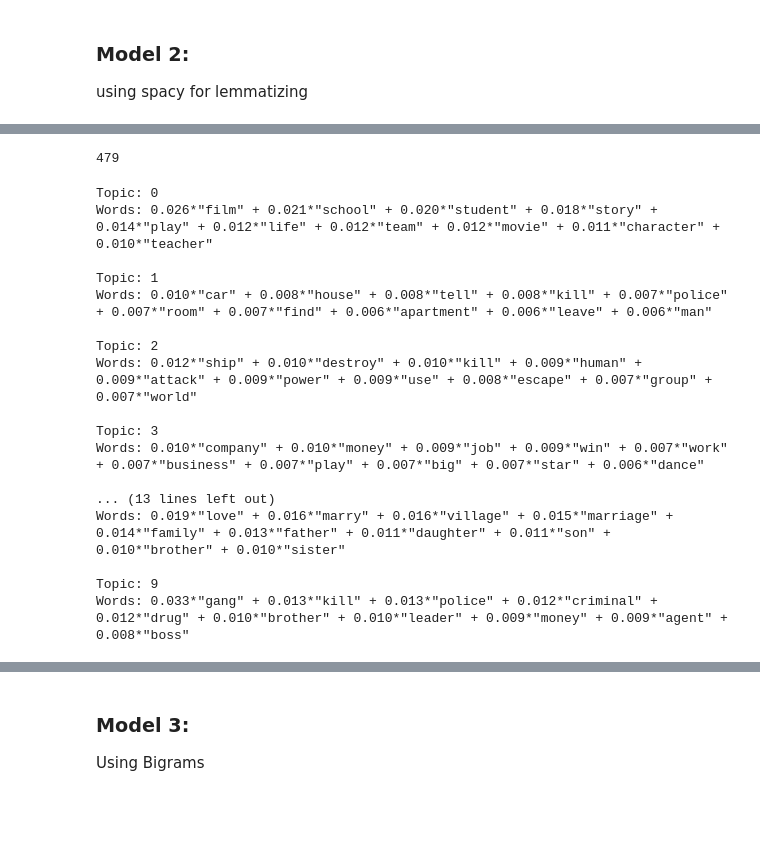
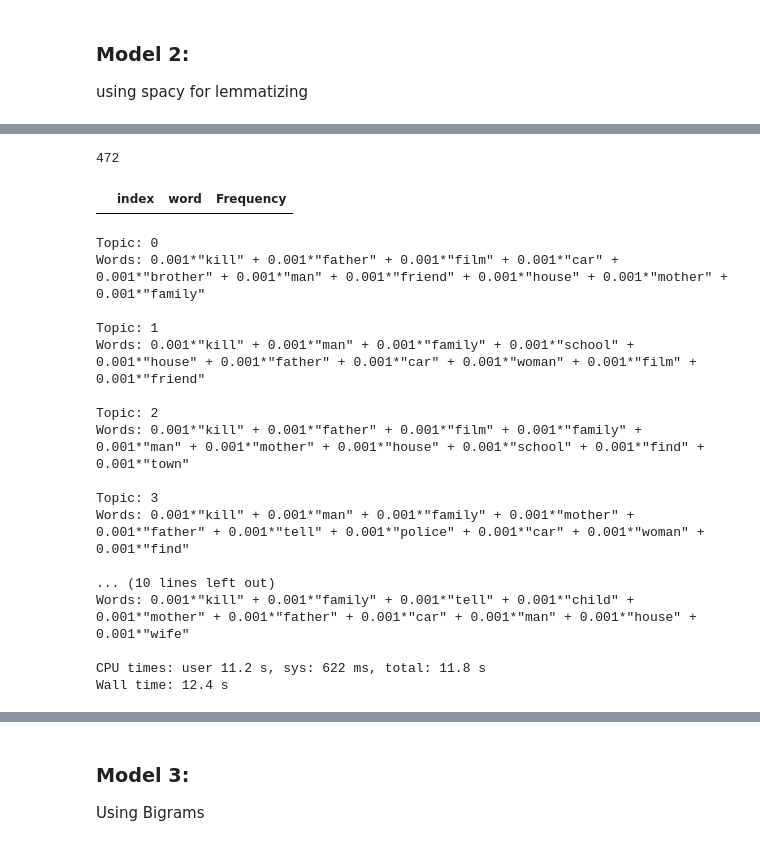
Before and after one commit to Siddharthsuresh92/Topic-Modeling-Movie-Plots, a Jupyter notebook: Movie Plots - Topic Modeling.ipynb, the cells around one changed output, grey strips where cells are left out. Cells and saved outputs as stored; diff of their text form; code cells hidden in the pictures; blank space fills up the shorter version.

```diff
--- a/Movie Plots - Topic Modeling.ipynb
+++ b/Movie Plots - Topic Modeling.ipynb
@@ -62,9 +102,7 @@ plots
 # %%
 # lemmatizer
 lemmatizer = WordNetLemmatizer()
-
-# spacy model
-nlp = spacy.load("en")
+stemmer = SnowballStemmer("english")
 # %%
 # function to lemmatize a given word
 def lemmatize(text):
@@ -199,6 +283,9 @@ topic
 
 using spacy for lemmatizing
 # %%
+# spacy model
+nlp = spacy.load("en", disable=["parser", 'ner'])
+
 def lemmatize_nlp(doc, pos = ['NOUN', 'ADJ', 'ADV', 'VERB']):
     doc = [token.lemma_ for token in doc if token.lemma_ != '-PRON-' and token.pos_ in pos]
     doc = u' '.join(doc)
@@ -208,6 +295,6 @@ def remove_stopwords(doc):
     doc = [token.text for token in doc if token.is_stop != True and token.is_punct != True]
     return doc
 
-nlp.add_pipe(lemmatize_nlp, name='lemmatizer', after='ner')
+nlp.add_pipe(lemmatize_nlp, name='lemmatizer', after='tagger')
 nlp.add_pipe(remove_stopwords, name="stopwords", last=True)
 # %%
@@ -221,39 +312,45 @@ len(plots_dict_spacy)
 # %%
 # Filter dictonary
-plots_dict_spacy.filter_extremes(no_below = 1500, no_above = 0.5) # 200
+plots_dict_spacy.filter_extremes(no_below = 600, no_above = 0.5) # 200
 len(plots_dict_spacy)
 # %% [output]
-479
+472
+# %%
+df_freq = freq_list(plots_dict_spacy)
+df_freq[df_freq.word == "joker"]
+# %% [output]
+|  | index | word | Frequency |
 # %%
 # Bag of words and TFIDF
 bow = [plots_dict_spacy.doc2bow(plot) for plot in plots_processed_spacy]
 tfidf_mod = models.TfidfModel(bow)
 corpus = tfidf_mod[bow]
 # %%
+%%time
 # LDA Multicore model using the tf-idf corpus
-lda_mod = gensim.models.LdaMulticore(corpus, num_topics=10, id2word=plots_dict_spacy, passes=10, workers=7,
+lda_mod = gensim.models.LdaMulticore(corpus, num_topics=8, id2word=plots_dict_spacy, workers=5,
                                        random_state = 2020)
 
 for idx, topic in lda_mod.print_topics(-1):
     print('Topic: {} \nWords: {}\n'.format(idx, topic))
 # %% [output]
 Topic: 0
-Words: 0.026*"film" + 0.021*"school" + 0.020*"student" + 0.018*"story" + 0.014*"play" + 0.012*"life" + 0.012*"team" + 0.012*"movie" + 0.011*"character" + 0.010*"teacher"
+Words: 0.001*"kill" + 0.001*"father" + 0.001*"film" + 0.001*"car" + 0.001*"brother" + 0.001*"man" + 0.001*"friend" + 0.001*"house" + 0.001*"mother" + 0.001*"family"
 
 Topic: 1
-Words: 0.010*"car" + 0.008*"house" + 0.008*"tell" + 0.008*"kill" + 0.007*"police" + 0.007*"room" + 0.007*"find" + 0.006*"apartment" + 0.006*"leave" + 0.006*"man"
+Words: 0.001*"kill" + 0.001*"man" + 0.001*"family" + 0.001*"school" + 0.001*"house" + 0.001*"father" + 0.001*"car" + 0.001*"woman" + 0.001*"film" + 0.001*"friend"
 
 Topic: 2
-Words: 0.012*"ship" + 0.010*"destroy" + 0.010*"kill" + 0.009*"human" + 0.009*"attack" + 0.009*"power" + 0.009*"use" + 0.008*"escape" + 0.007*"group" + 0.007*"world"
+Words: 0.001*"kill" + 0.001*"father" + 0.001*"film" + 0.001*"family" + 0.001*"man" + 0.001*"mother" + 0.001*"house" + 0.001*"school" + 0.001*"find" + 0.001*"town"
 
 Topic: 3
-Words: 0.010*"company" + 0.010*"money" + 0.009*"job" + 0.009*"win" + 0.007*"work" + 0.007*"business" + 0.007*"play" + 0.007*"big" + 0.007*"star" + 0.006*"dance"
+Words: 0.001*"kill" + 0.001*"man" + 0.001*"family" + 0.001*"mother" + 0.001*"father" + 0.001*"tell" + 0.001*"police" + 0.001*"car" + 0.001*"woman" + 0.001*"find"
 
-... (13 lines left out)
-Words: 0.019*"love" + 0.016*"marry" + 0.016*"village" + 0.015*"marriage" + 0.014*"family" + 0.013*"father" + 0.011*"daughter" + 0.011*"son" + 0.010*"brother" + 0.010*"sister"
+... (10 lines left out)
+Words: 0.001*"kill" + 0.001*"family" + 0.001*"tell" + 0.001*"child" + 0.001*"mother" + 0.001*"father" + 0.001*"car" + 0.001*"man" + 0.001*"house" + 0.001*"wife"
 
-Topic: 9
-Words: 0.033*"gang" + 0.013*"kill" + 0.013*"police" + 0.012*"criminal" + 0.012*"drug" + 0.010*"brother" + 0.010*"leader" + 0.009*"money" + 0.009*"agent" + 0.008*"boss"
+CPU times: user 11.2 s, sys: 622 ms, total: 11.8 s
+Wall time: 12.4 s
 # %%
 cm_spacy = CoherenceModel(model = lda_mod, texts = plots_processed_spacy, dictionary = plots_dict_spacy)
 cm_spacy.get_coherence()
```
Also changed, not shown: parts of 55 cells of this notebook.
